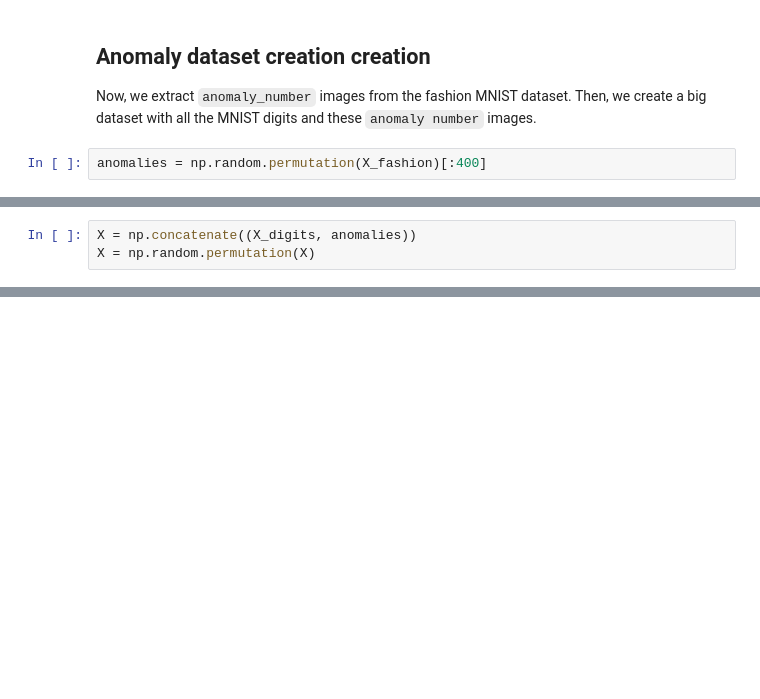
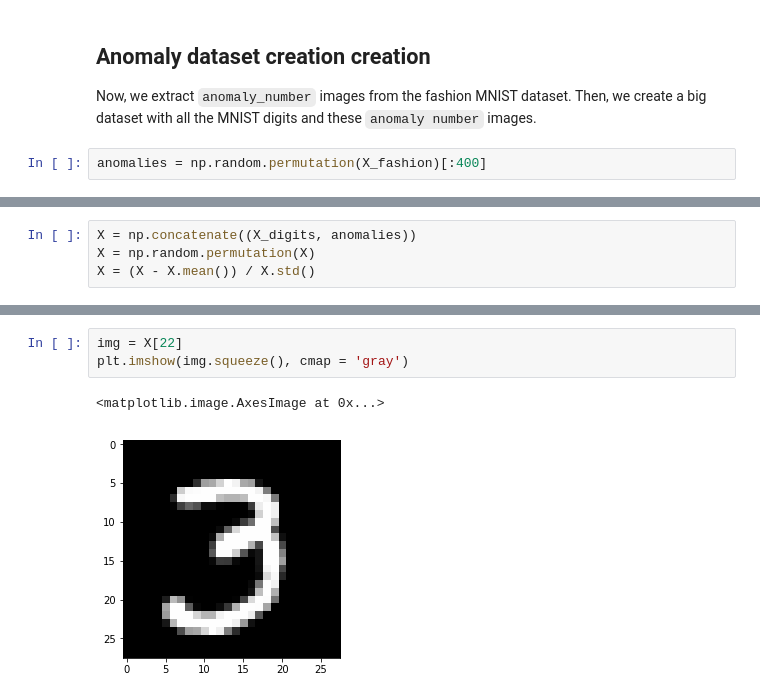
Before and after one commit to rodgzilla/machine_learning_image_anomaly_detection, a Jupyter notebook: nbs/Replicator network.ipynb, the cells around one changed output, grey strips where cells are left out. Cells and saved outputs as stored; diff of their text form; blank space fills up the shorter version.

```diff
--- a/nbs/Replicator network.ipynb
+++ b/nbs/Replicator network.ipynb
@@ -56,3 +65,4 @@ plt.imshow(anomalies[39].squeeze(), cmap = 'gray')
 # %%
 X = np.concatenate((X_digits, anomalies))
 X = np.random.permutation(X)
+X = (X - X.mean()) / X.std()
@@ -60,0 +128,6 @@ X = np.random.permutation(X)
+# %%
+img = X[22]
+plt.imshow(img.squeeze(), cmap = 'gray')
+# %% [output]
+<matplotlib.image.AxesImage at 0x...>
+[figure, added]
```
Also changed, not shown: parts of 21 cells of this notebook.
